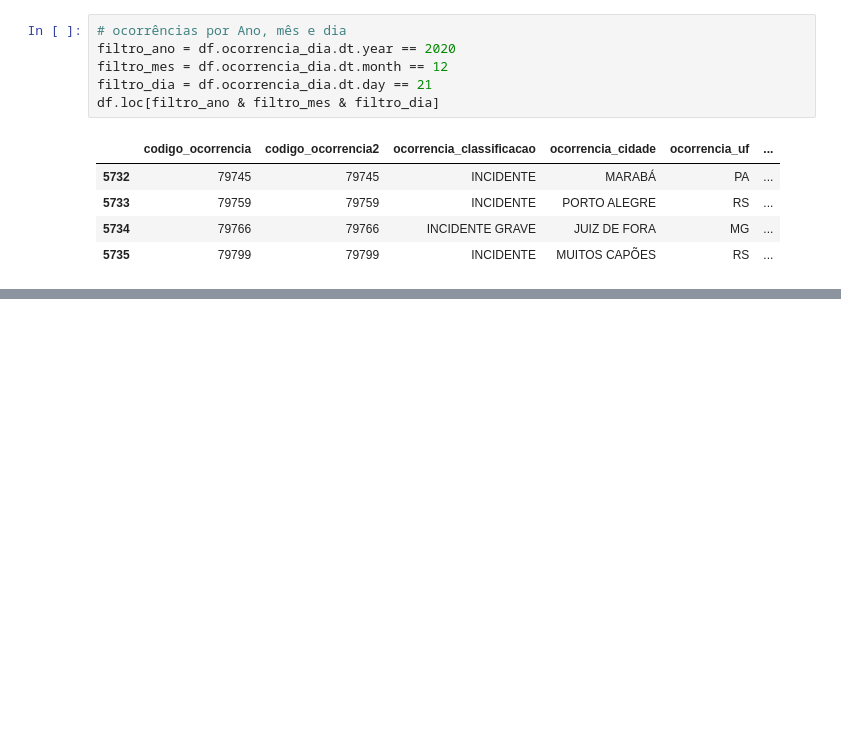
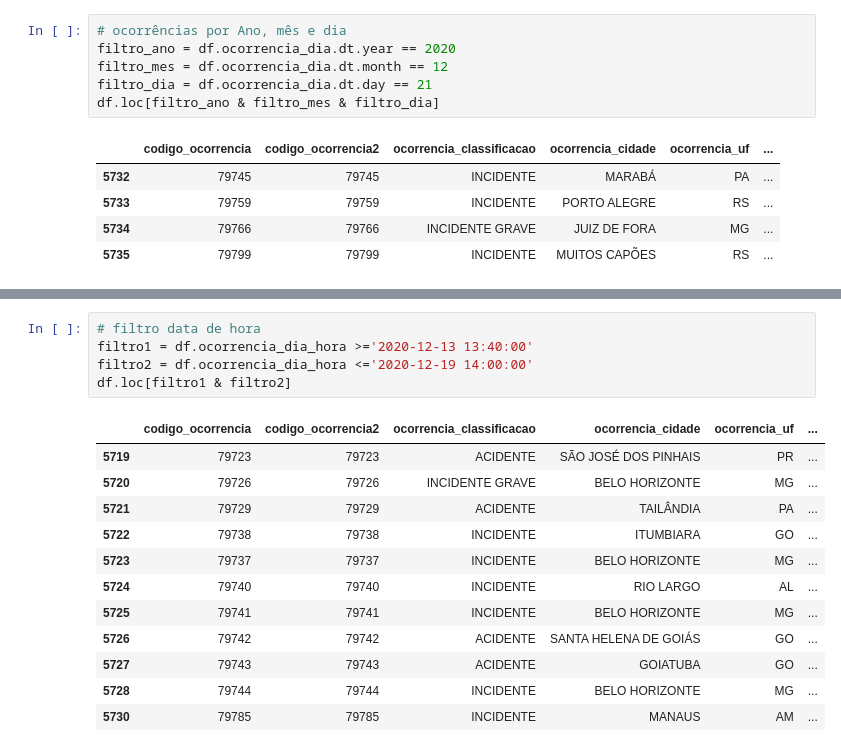
Before and after one commit to jpablolima/etl-python, a Jupyter notebook: transformacao_de_dados.ipynb, the cells around one changed output, grey strips where cells are left out. Drawn from its saved outputs; the diff is of its cells as text; blank space fills up the shorter version.

```diff
--- a/transformacao_de_dados.ipynb
+++ b/transformacao_de_dados.ipynb
@@ -350,0 +413,18 @@ df.loc[filtro_ano & filtro_mes & filtro_dia]
+# %%
+# filtro data de hora
+filtro1 = df.ocorrencia_dia_hora >='2020-12-13 13:40:00'
+filtro2 = df.ocorrencia_dia_hora <='2020-12-19 14:00:00'
+df.loc[filtro1 & filtro2]
+# %% [output]
+|  | codigo_ocorrencia | codigo_ocorrencia2 | ocorrencia_classificacao | ocorrencia_cidade | ocorrencia_uf | ... |
+| 5719 | 79723 | 79723 | ACIDENTE | SÃO JOSÉ DOS PINHAIS | PR | ... |
+| 5720 | 79726 | 79726 | INCIDENTE GRAVE | BELO HORIZONTE | MG | ... |
+| 5721 | 79729 | 79729 | ACIDENTE | TAILÂNDIA | PA | ... |
+| 5722 | 79738 | 79738 | INCIDENTE | ITUMBIARA | GO | ... |
+| 5723 | 79737 | 79737 | INCIDENTE | BELO HORIZONTE | MG | ... |
+| 5724 | 79740 | 79740 | INCIDENTE | RIO LARGO | AL | ... |
+| 5725 | 79741 | 79741 | INCIDENTE | BELO HORIZONTE | MG | ... |
+| 5726 | 79742 | 79742 | ACIDENTE | SANTA HELENA DE GOIÁS | GO | ... |
+| 5727 | 79743 | 79743 | ACIDENTE | GOIATUBA | GO | ... |
+| 5728 | 79744 | 79744 | INCIDENTE | BELO HORIZONTE | MG | ... |
+| 5730 | 79785 | 79785 | INCIDENTE | MANAUS | AM | ... |
```
Also changed, not shown: parts of 4 cells of this notebook.
